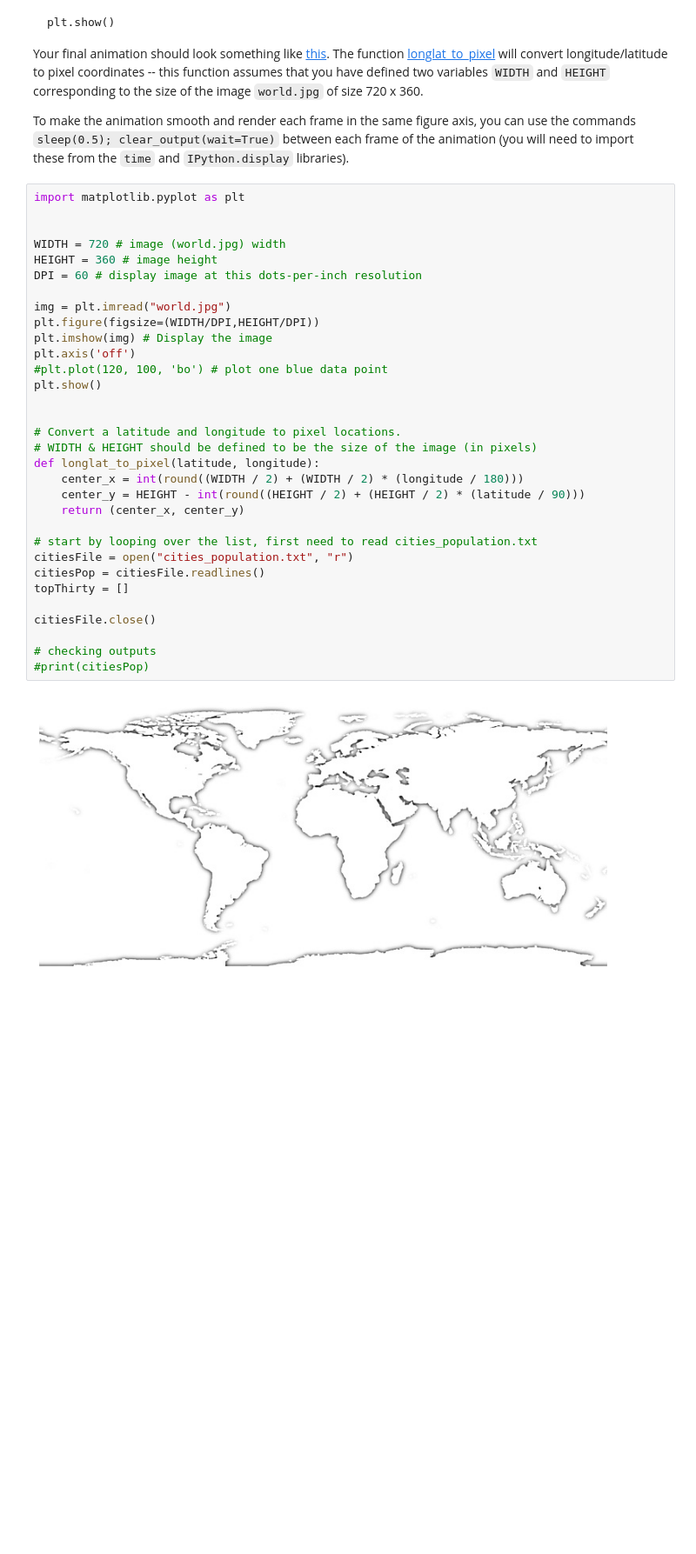
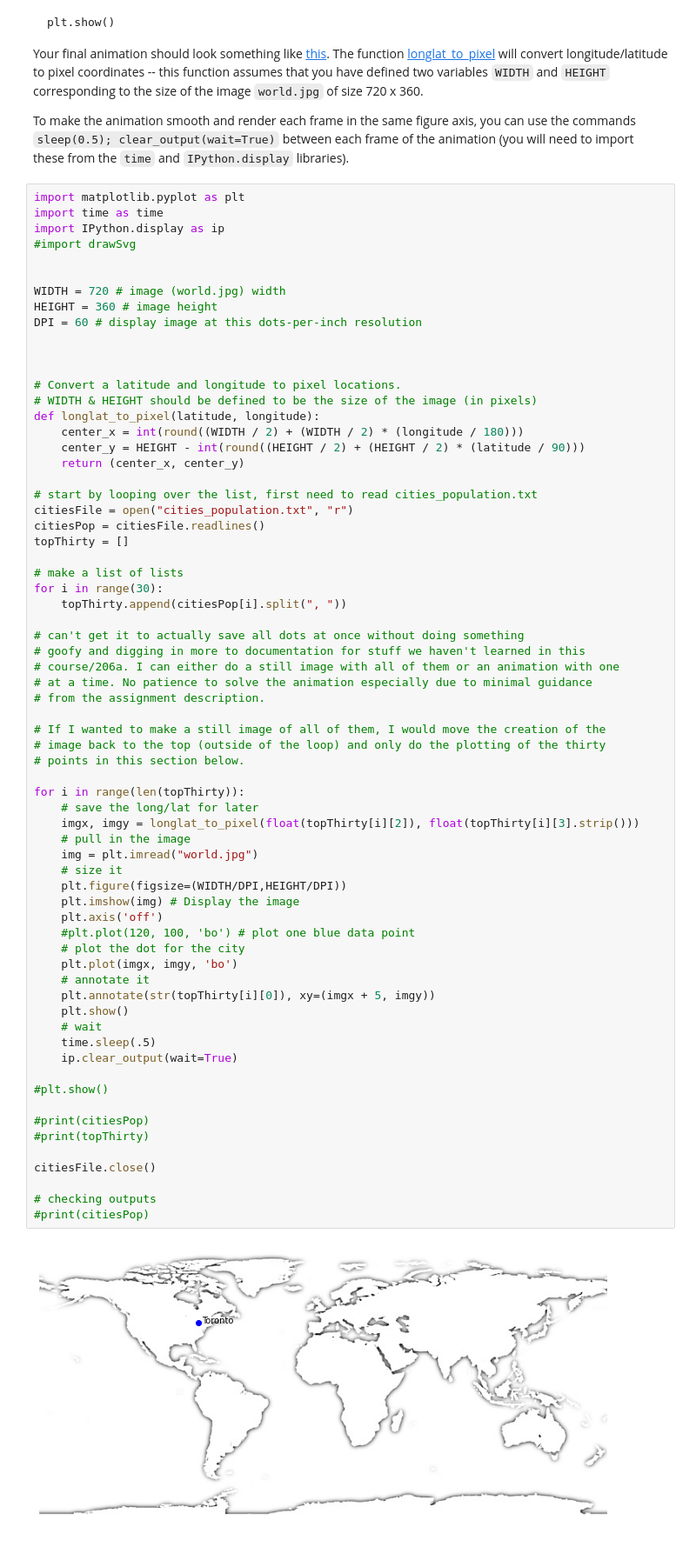
Before and after one commit to DrakeDWhite/INFO-206B, a Jupyter notebook: Assignments/Assignment 1/a1_dwhite.ipynb, the cells around one changed output. Shown at 87% size. Drawn from its saved outputs; the diff is of its cells as text; blank space fills up the shorter version.

```diff
--- a/Assignments/Assignment 1/a1_dwhite.ipynb
+++ b/Assignments/Assignment 1/a1_dwhite.ipynb
@@ -241,35 +241,70 @@ Your final animation should look something like [this](https://people.ischool.be
 To make the animation smooth and render each frame in the same figure axis, you can use the commands `sleep(0.5); clear_output(wait=True)` between each frame of the animation (you will need to import these from the `time` and `IPython.display` libraries).
 # %%
 import matplotlib.pyplot as plt
+import time as time
+import IPython.display as ip
+#import drawSvg
 
 
 WIDTH = 720 # image (world.jpg) width
 HEIGHT = 360 # image height
 DPI = 60 # display image at this dots-per-inch resolution
 
-img = plt.imread("world.jpg")
-plt.figure(figsize=(WIDTH/DPI,HEIGHT/DPI))
-plt.imshow(img) # Display the image
-plt.axis('off')
-#plt.plot(120, 100, 'bo') # plot one blue data point
-plt.show()
 
 
 # Convert a latitude and longitude to pixel locations.
 # WIDTH & HEIGHT should be defined to be the size of the image (in pixels)
 def longlat_to_pixel(latitude, longitude):
     center_x = int(round((WIDTH / 2) + (WIDTH / 2) * (longitude / 180)))
     center_y = HEIGHT - int(round((HEIGHT / 2) + (HEIGHT / 2) * (latitude / 90)))
     return (center_x, center_y)
 
 # start by looping over the list, first need to read cities_population.txt
 citiesFile = open("cities_population.txt", "r")
 citiesPop = citiesFile.readlines()
 topThirty = []
 
+# make a list of lists
+for i in range(30):
+    topThirty.append(citiesPop[i].split(", "))
+
+# can't get it to actually save all dots at once without doing something
+# goofy and digging in more to documentation for stuff we haven't learned in this
+# course/206a. I can either do a still image with all of them or an animation with one
+# at a time. No patience to solve the animation especially due to minimal guidance
+# from the assignment description.
+
+# If I wanted to make a still image of all of them, I would move the creation of the
+# image back to the top (outside of the loop) and only do the plotting of the thirty
+# points in this section below.
+
+for i in range(len(topThirty)):
+    # save the long/lat for later
+    imgx, imgy = longlat_to_pixel(float(topThirty[i][2]), float(topThirty[i][3].strip()))
+    # pull in the image
+    img = plt.imread("world.jpg")
+    # size it
+    plt.figure(figsize=(WIDTH/DPI,HEIGHT/DPI))
+    plt.imshow(img) # Display the image
+    plt.axis('off')
+    #plt.plot(120, 100, 'bo') # plot one blue data point
+    # plot the dot for the city
+    plt.plot(imgx, imgy, 'bo')
+    # annotate it
+    plt.annotate(str(topThirty[i][0]), xy=(imgx + 5, imgy))
+    plt.show()
+    # wait
+    time.sleep(.5)
+    ip.clear_output(wait=True)
+
+#plt.show()
+
+#print(citiesPop)
+#print(topThirty)
+
 citiesFile.close()
 
 # checking outputs
 #print(citiesPop)
 # %% [output]
-[figure, old version]
+[figure, new version]
```
Also changed, not shown: parts of 1 cell of this notebook.
